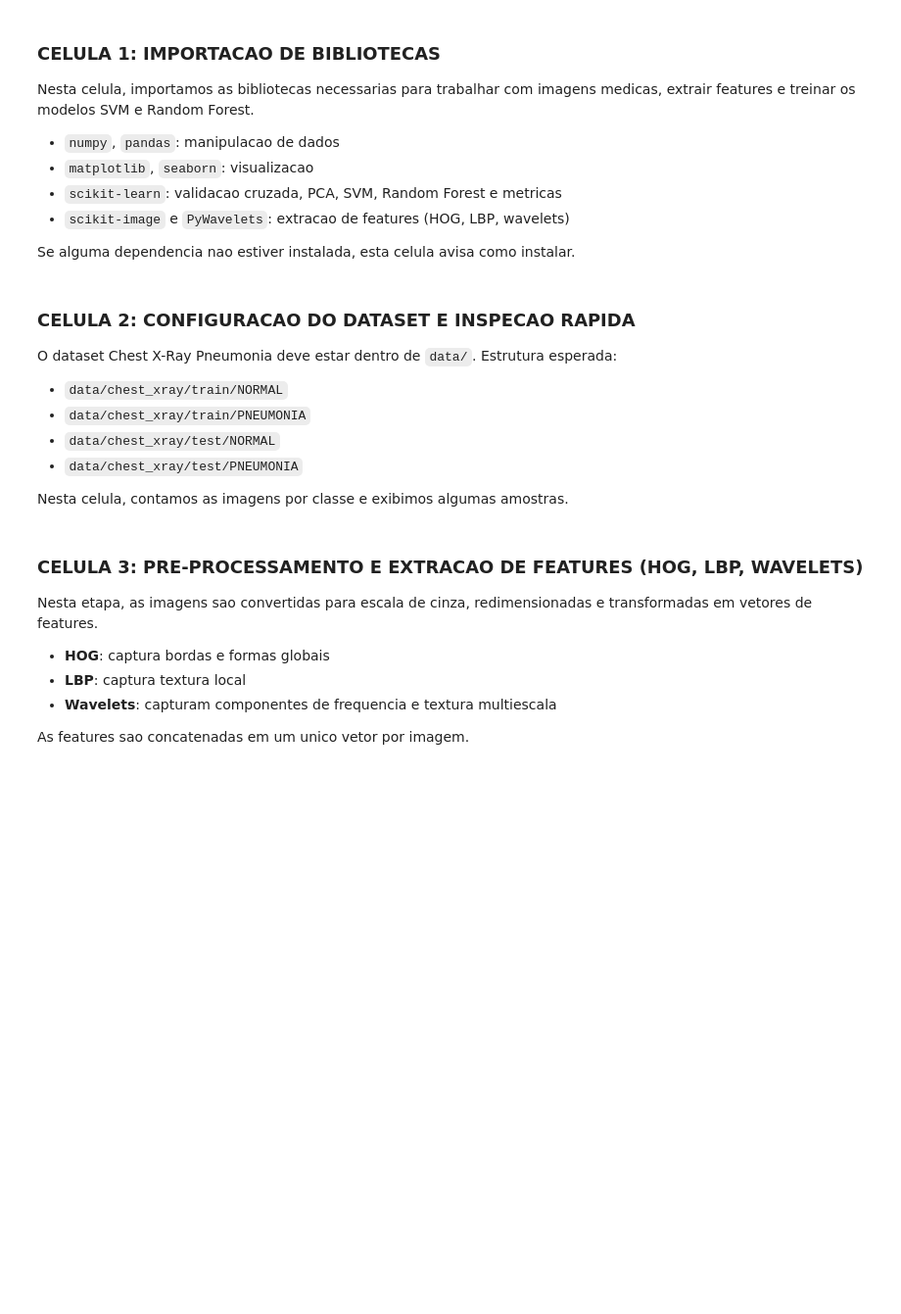
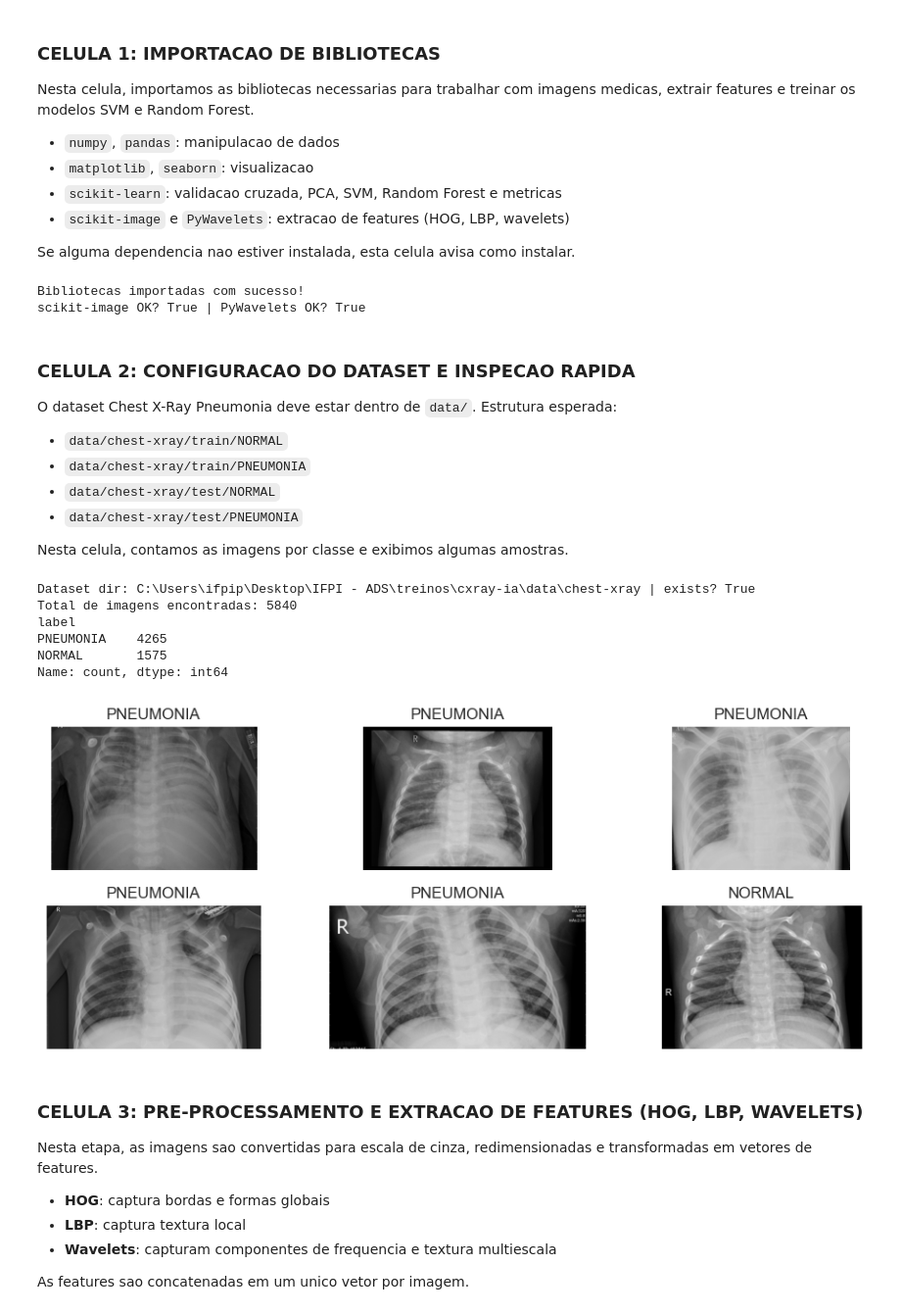
Before and after one commit to MauroGutMB/cxray-ia, a Jupyter notebook: notebooks/SVM_RF/RedesElásticas.ipynb, the cells around one changed output. Shown at 98% size. Saved outputs shown, nothing was run; the diff lists cells and outputs as text; code cells hidden in the pictures; blank space fills up the shorter version.

```diff
--- a/notebooks/SVM_RF/RedesElásticas.ipynb
+++ b/notebooks/SVM_RF/RedesElásticas.ipynb
@@ -31,6 +31,7 @@ from sklearn.svm import SVC
 from sklearn.ensemble import RandomForestClassifier
 from sklearn.metrics import (
     accuracy_score,
+    precision_score,
     f1_score,
     confusion_matrix,
     roc_curve,
@@ -58,23 +59,27 @@ except Exception:
 
 print('Bibliotecas importadas com sucesso!')
 print(f'scikit-image OK? {skimage_ok} | PyWavelets OK? {pywt_ok}')
+# %% [output]
+Bibliotecas importadas com sucesso!
+scikit-image OK? True | PyWavelets OK? True
 # %% [markdown]
 ### **CELULA 2: CONFIGURACAO DO DATASET E INSPECAO RAPIDA**
 
 O dataset Chest X-Ray Pneumonia deve estar dentro de `data/`.
 Estrutura esperada:
 
-- `data/chest_xray/train/NORMAL`
-- `data/chest_xray/train/PNEUMONIA`
-- `data/chest_xray/test/NORMAL`
-- `data/chest_xray/test/PNEUMONIA`
+- `data/chest-xray/train/NORMAL`
+- `data/chest-xray/train/PNEUMONIA`
+- `data/chest-xray/test/NORMAL`
+- `data/chest-xray/test/PNEUMONIA`
 
 Nesta celula, contamos as imagens por classe e exibimos algumas amostras.
 # %%
 # ==============================================================================
 # CELULA 2: CONFIGURACAO DO DATASET E INSPECAO RAPIDA
 # ==============================================================================
-DATASET_DIR = Path('data/chest_xray')
+DATASET_DIR = Path('..') / '..' / 'data' / 'chest-xray'
+print(f'Dataset dir: {DATASET_DIR.resolve()} | exists? {DATASET_DIR.exists()}')
 SUBSETS = ['train', 'test']
 CLASSES = ['NORMAL', 'PNEUMONIA']
 IMG_EXTS = {'.png', '.jpg', '.jpeg'}
@@ -91,33 +96,41 @@ def listar_imagens(root_dir):
                 continue
             for p in class_dir.rglob('*'):
                 if p.suffix.lower() in IMG_EXTS:
                     paths.append(p)
                     labels.append(LABEL_MAP[class_name])
     return paths, np.array(labels)
 
 paths, labels = listar_imagens(DATASET_DIR)
 print(f'Total de imagens encontradas: {len(paths)}')
 
 # Tabela de contagem por classe
 if len(paths) > 0:
     df_counts = pd.DataFrame({'label': labels}).replace({0: 'NORMAL', 1: 'PNEUMONIA'})
     print(df_counts['label'].value_counts())
 else:
     print('AVISO: nenhuma imagem encontrada. Verifique o caminho do dataset.')
 
 # Visualizar algumas imagens de exemplo
 if len(paths) > 0:
     n_show = 6
     idx = np.random.default_rng(RANDOM_STATE).choice(len(paths), size=min(n_show, len(paths)), replace=False)
     plt.figure(figsize=(10, 4))
     for i, k in enumerate(idx, 1):
         img = Image.open(paths[k]).convert('L')
         plt.subplot(2, 3, i)
         plt.imshow(img, cmap='gray')
         plt.title('NORMAL' if labels[k] == 0 else 'PNEUMONIA')
         plt.axis('off')
     plt.tight_layout()
     plt.show()
+# %% [output]
+Dataset dir: C:\Users\ifpip\Desktop\IFPI - ADS\treinos\cxray-ia\data\chest-xray | exists? True
+Total de imagens encontradas: 5840
+label
+PNEUMONIA    4265
+NORMAL       1575
+Name: count, dtype: int64
+[figure, added]
 # %% [markdown]
 ### **CELULA 3: PRE-PROCESSAMENTO E EXTRACAO DE FEATURES (HOG, LBP, WAVELETS)**
 
```
Also changed, not shown: parts of 8 cells of this notebook, 1 other file.
